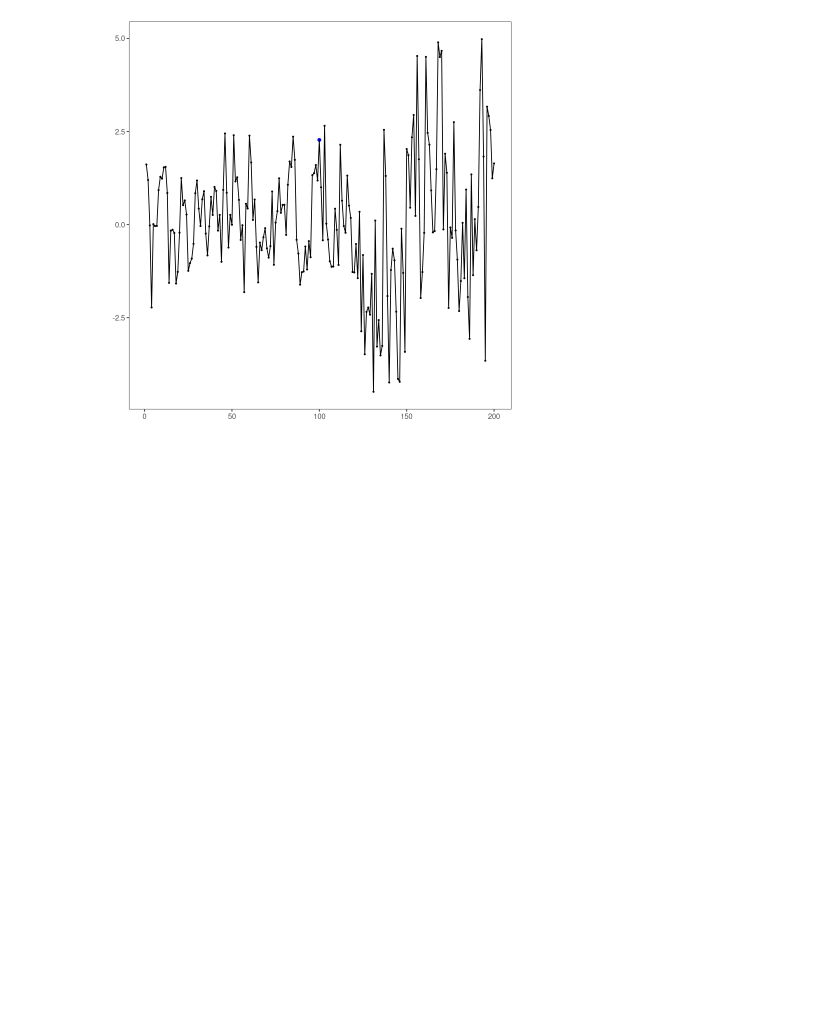
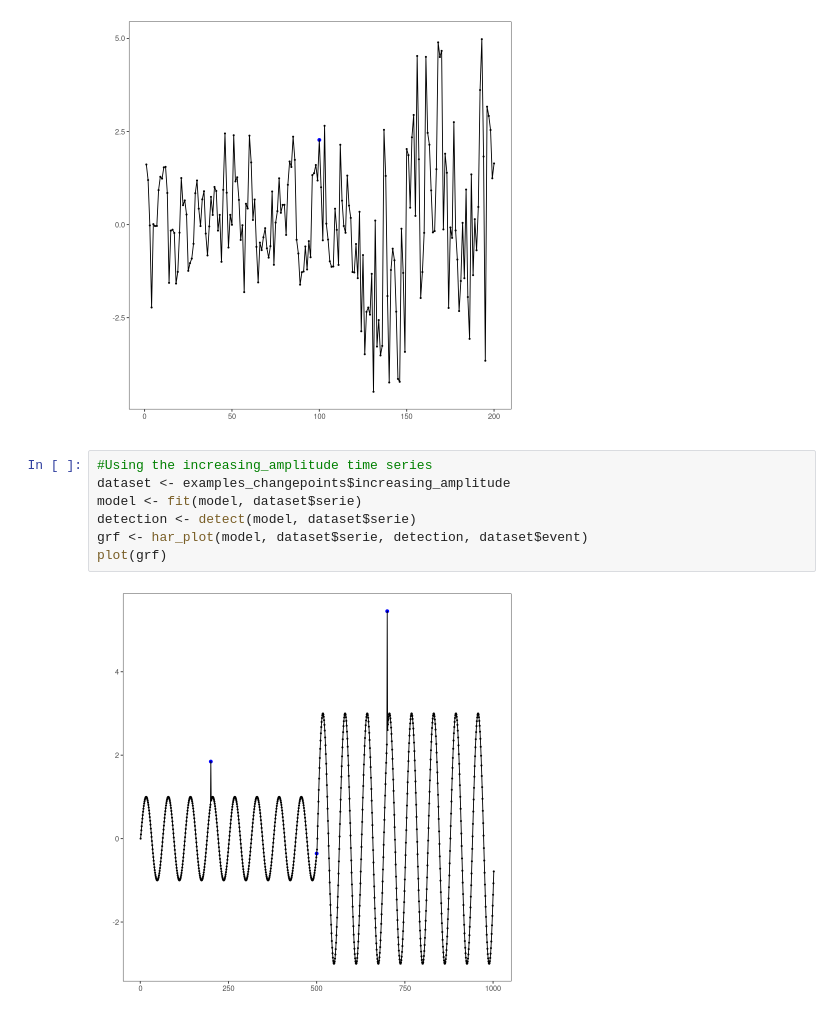
Before and after one commit to cefet-rj-dal/harbinger, a Jupyter notebook: general/examples_changepoints.ipynb, the cells around one changed output. Drawn from its saved outputs; the diff is of its cells as text; blank space fills up the shorter version.

```diff
--- a/general/examples_changepoints.ipynb
+++ b/general/examples_changepoints.ipynb
@@ -75,3 +75,12 @@ plot(grf)
 # %% [output]
 Don't know how to automatically pick scale for object of type <ts>. Defaulting to continuous.
 [figure]
+# %%
+#Using the increasing_amplitude time series
+dataset <- examples_changepoints$increasing_amplitude
+model <- fit(model, dataset$serie)
+detection <- detect(model, dataset$serie)
+grf <- har_plot(model, dataset$serie, detection, dataset$event)
+plot(grf)
+# %% [output]
+[figure, added]
```
Also changed, not shown: parts of 2 cells of this notebook, 8 other files.
